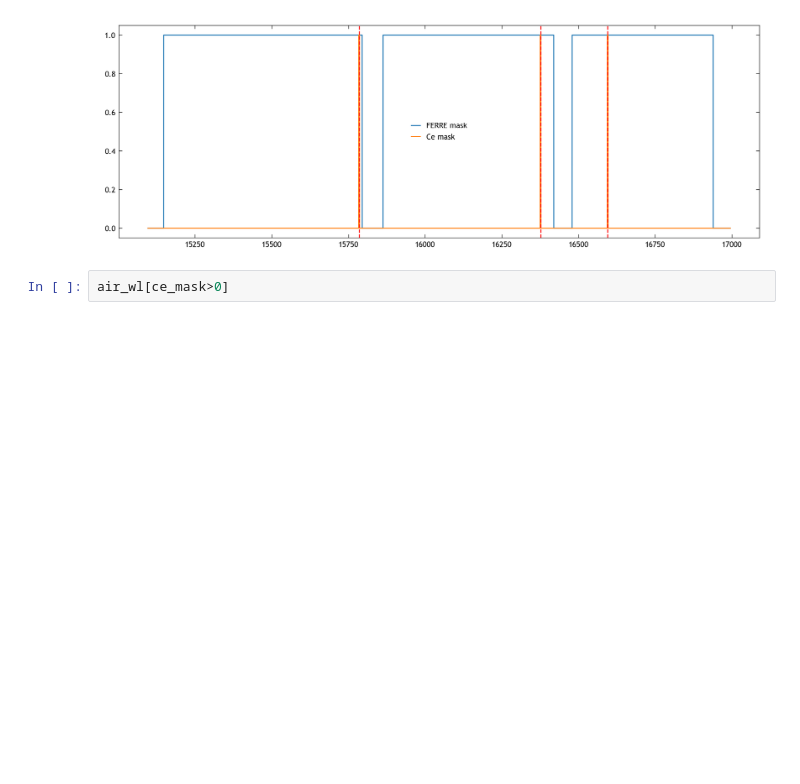
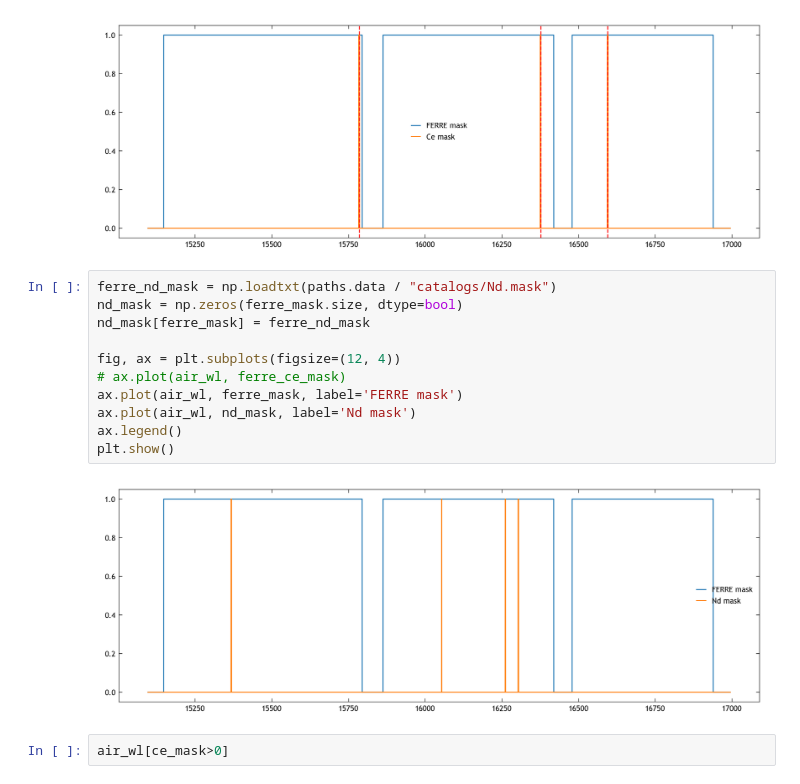
Before and after one commit to lodubay/chemical-clocks, a Jupyter notebook: src/scripts/spectrum_checks.ipynb, the cells around one changed output. Saved outputs shown, nothing was run; the diff lists cells and outputs as text; blank space fills up the shorter version.

```diff
--- a/src/scripts/spectrum_checks.ipynb
+++ b/src/scripts/spectrum_checks.ipynb
@@ -304,6 +304,19 @@ ax.legend()
 plt.show()
 # %% [output]
 [figure]
+# %%
+ferre_nd_mask = np.loadtxt(paths.data / "catalogs/Nd.mask")
+nd_mask = np.zeros(ferre_mask.size, dtype=bool)
+nd_mask[ferre_mask] = ferre_nd_mask
+
+fig, ax = plt.subplots(figsize=(12, 4))
+# ax.plot(air_wl, ferre_ce_mask)
+ax.plot(air_wl, ferre_mask, label='FERRE mask')
+ax.plot(air_wl, nd_mask, label='Nd mask')
+ax.legend()
+plt.show()
+# %% [output]
+[figure, added]
 # %%
 air_wl[ce_mask>0]
 # %% [output]
```
Also changed, not shown: parts of 2 cells of this notebook, 2 other files.
